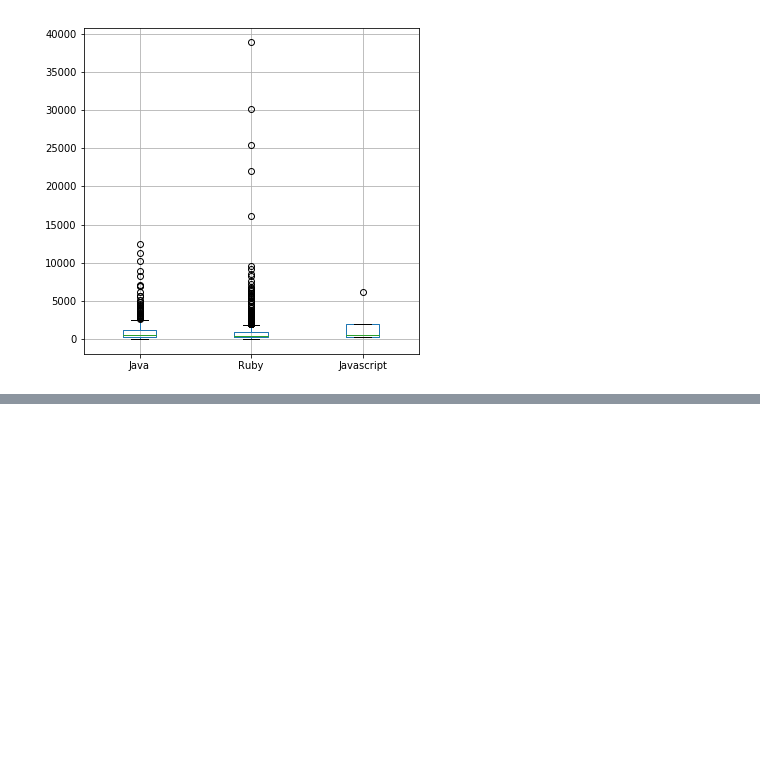
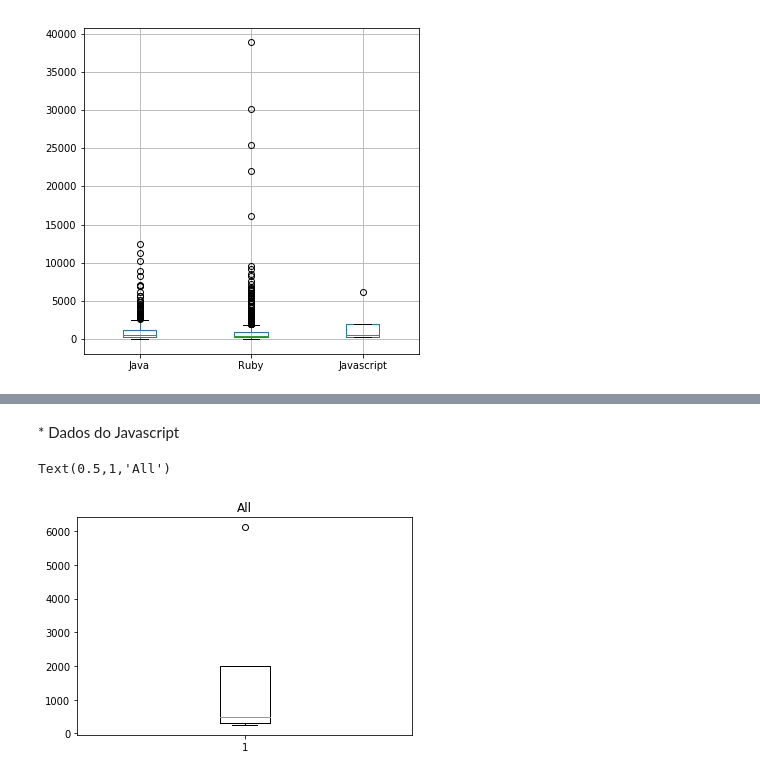
Before and after one commit to wagnernegrao/ci-analysis, a Jupyter notebook: ci_analysis.ipynb, the cells around one changed output, grey strips where cells are left out. Saved outputs shown, nothing was run; the diff lists cells and outputs as text; code cells hidden in the pictures; blank space fills up the shorter version.

```diff
--- a/ci_analysis.ipynb
+++ b/ci_analysis.ipynb
@@ -187,0 +175,9 @@ Text(0.5,1,'veryHigh')
+# %% [markdown]
+<font size = 4/>
+* Dados do Javascript
+# %%
+plt.boxplot(commit_project[2])
+plt.title('All')
+# %% [output]
+Text(0.5,1,'All')
+[figure, added]
```
Also changed, not shown: parts of 7 cells of this notebook.
